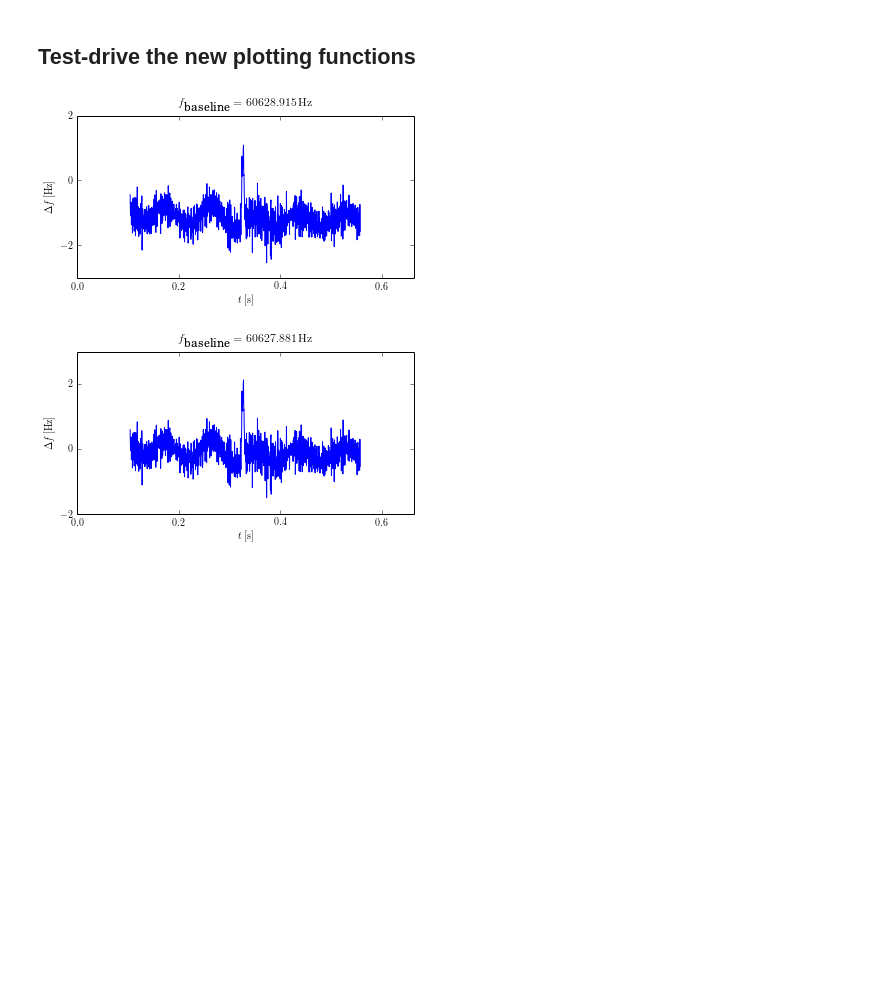
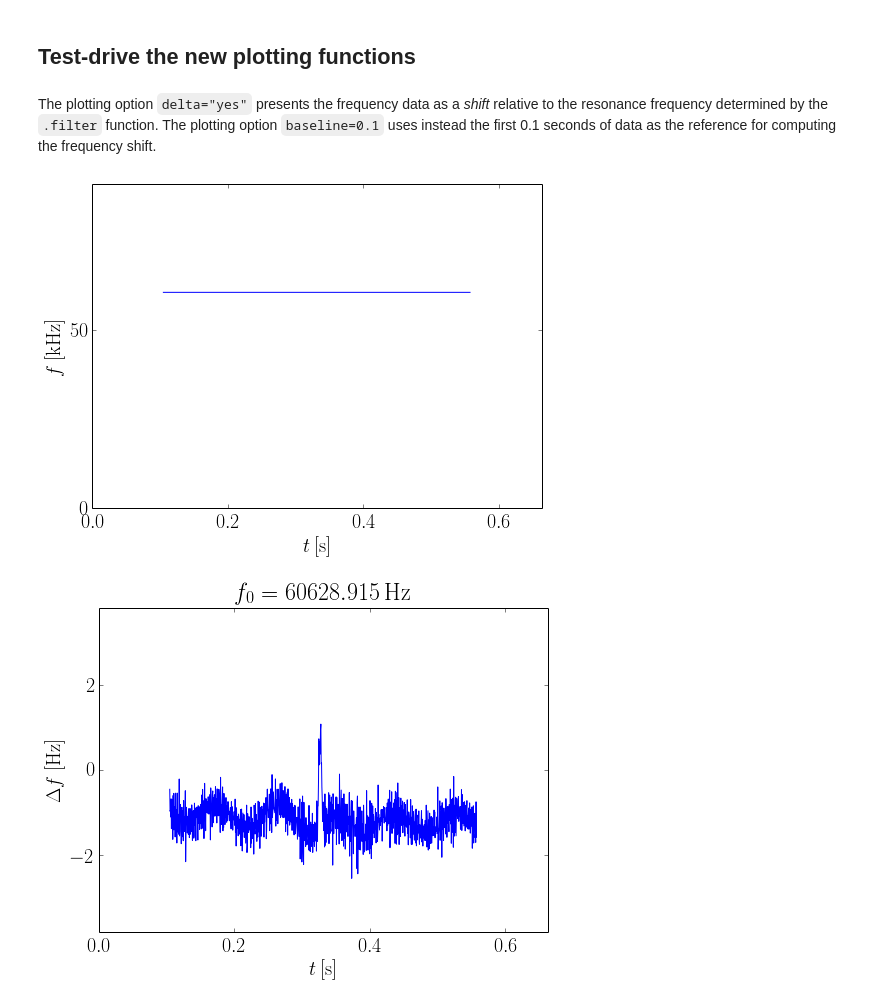
Before and after one commit to JohnMarohn/FreqDemod, a Jupyter notebook: freqdemod/docs/freqdemod-quickstart-4.ipynb, the cells around one changed output. Saved outputs shown, nothing was run; the diff lists cells and outputs as text; code cells hidden in the pictures; blank space fills up the shorter version.

Commit message:
Tweak S.plot_phase() and add S.plot_phase(delta=yes)

```diff
--- a/freqdemod/docs/freqdemod-quickstart-4.ipynb
+++ b/freqdemod/docs/freqdemod-quickstart-4.ipynb
@@ -34,6 +34,13 @@ Import useful packages
 # %%
 import numpy as np
 import matplotlib.pylab as plt
+
+font = {'family' : 'serif',
+        'weight' : 'normal',
+        'size'   : 20}
+
+plt.rc('font', **font)
+plt.rcParams['figure.figsize'] = 8, 6
 # %% [markdown]
 ## Read in data, analyze it, plot it
 
@@ -83,8 +90,11 @@ Signal Report
 # %% [markdown]
 ## Test-drive the new plotting functions
+# %% [markdown]
+The plotting option ``delta="yes"`` presents the frequency data as a *shift* relative to the resonance frequency determined by the ``.filter`` function.  The plotting option ``baseline=0.1`` uses instead the first 0.1 seconds of data as the reference for computing the frequency shift.
 # %%
+S.plot_phase_fit()
 S.plot_phase_fit(delta="yes")
 S.plot_phase_fit(delta="yes",baseline=0.1)
 # %% [output]
-[figure, old version]
+[figure, new version]
-[figure, old version]
+[figure, new version]
```
Also changed, not shown: parts of 6 cells of this notebook, 1 other file.
